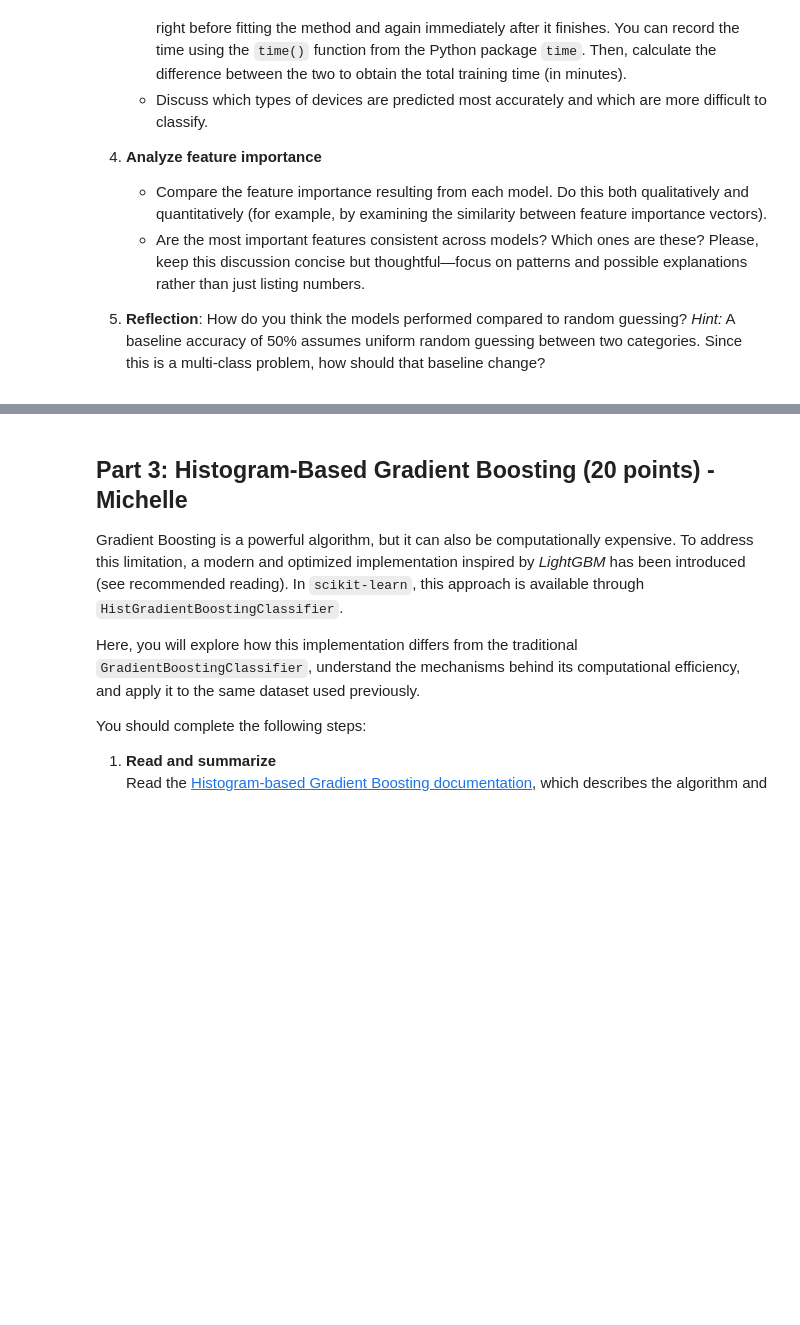
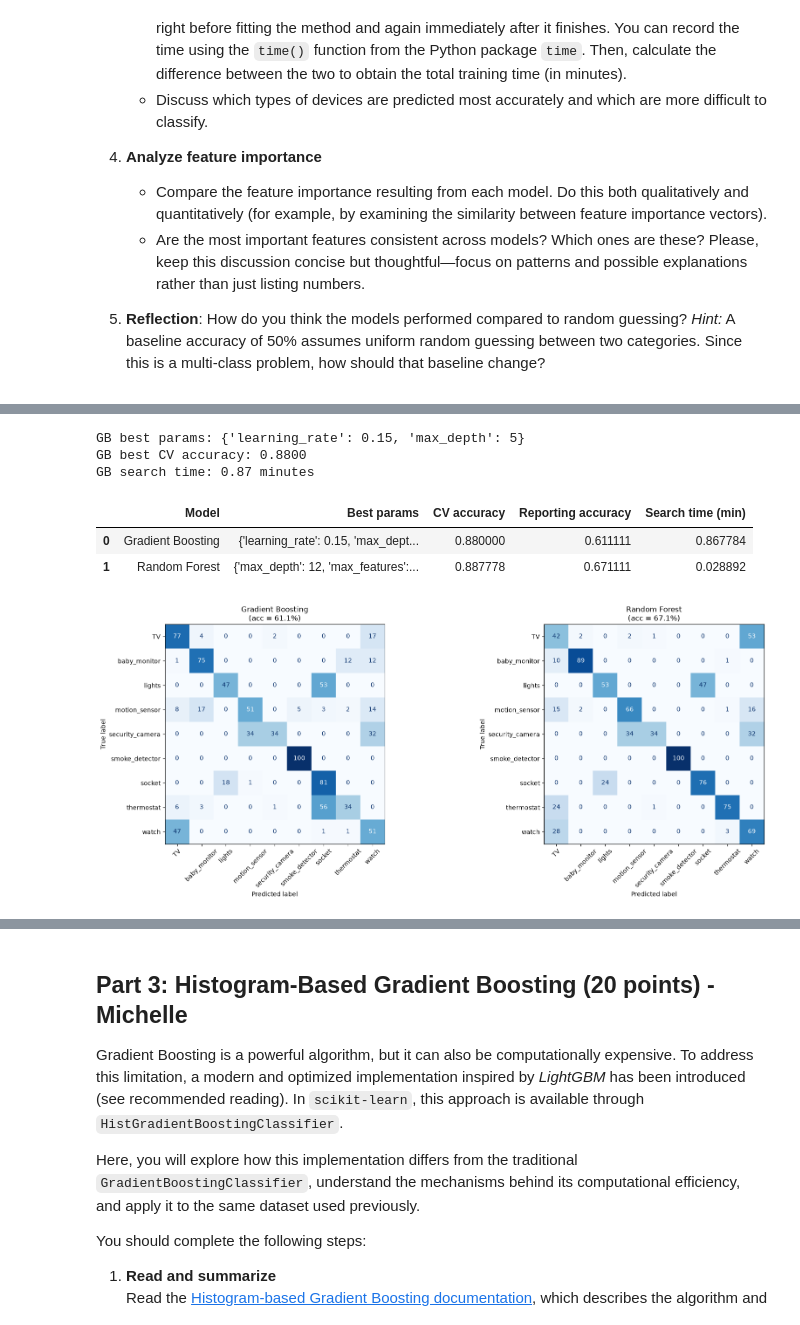
Before and after one commit to MaxGuryan9/iot-ensemble-classification-DS4021, a Jupyter notebook: 07_iot_ensemble_classification.ipynb, the cells around one changed output, grey strips where cells are left out. Cells and saved outputs as stored; diff of their text form; code cells hidden in the pictures; blank space fills up the shorter version.

```diff
--- a/07_iot_ensemble_classification.ipynb
+++ b/07_iot_ensemble_classification.ipynb
@@ -194,0 +257,63 @@ Your tasks are:
+# %%
+# Gradient Boosting Search
+
+gb_search = GridSearchCV(
+    estimator=gb,
+    param_grid=gb_param_grid,
+    cv=cv,
+    scoring='accuracy',
+    n_jobs=-1
+)
+
+start = time()
+gb_search.fit(X_train, y_train_encoded)
+gb_time = (time() - start)/60
+
+# Gradient Boosting Outputs
+print(f"GB best params: {gb_search.best_params_}")
+print(f"GB best CV accuracy: {gb_search.best_score_:.4f}")
+print(f"GB search time: {gb_time:.2f} minutes")
+# %% [output]
+GB best params: {'learning_rate': 0.15, 'max_depth': 5}
+GB best CV accuracy: 0.8800
+GB search time: 0.87 minutes
+# %%
+from sklearn.metrics import accuracy_score, confusion_matrix, ConfusionMatrixDisplay
+
+gb_best = gb_search.best_estimator_
+rf_best = rf_search.best_estimator_
+
+gb_pred = gb_best.predict(X_report)
+rf_pred = rf_best.predict(X_report)
+
+gb_acc = accuracy_score(y_report_encoded, gb_pred)
+rf_acc = accuracy_score(y_report_encoded, rf_pred)
+
+results = pd.DataFrame({
+    'Model': ['Gradient Boosting', 'Random Forest'],
+    'Best params': [gb_search.best_params_, rf_search.best_params_],
+    'CV accuracy': [gb_search.best_score_, rf_search.best_score_],
+    'Reporting accuracy': [gb_acc, rf_acc],
+    'Search time (min)': [gb_time, rf_time]
+})
+results
+# %% [output]
+|  | Model | Best params | CV accuracy | Reporting accuracy | Search time (min) |
+| 0 | Gradient Boosting | {'learning_rate': 0.15, 'max_dept... | 0.880000 | 0.611111 | 0.867784 |
+| 1 | Random Forest | {'max_depth': 12, 'max_features':... | 0.887778 | 0.671111 | 0.028892 |
+# %%
+fig, axes = plt.subplots(1, 2, figsize=(18, 7))
+
+for ax, name, pred, acc in zip(axes,
+                               ['Gradient Boosting', 'Random Forest'],
+                               [gb_pred, rf_pred],
+                               [gb_acc, rf_acc]):
+    cm = confusion_matrix(y_report_encoded, pred)
+    ConfusionMatrixDisplay(cm, display_labels=label_encoder.classes_).plot(
+        ax=ax, cmap='Blues', colorbar=False, xticks_rotation=45)
+    ax.set_title(f"{name}\n(acc = {acc*100:.1f}%)")
+
+plt.tight_layout()
+plt.show()
+# %% [output]
+[figure, added]
```
Also changed, not shown: parts of 8 cells of this notebook.
